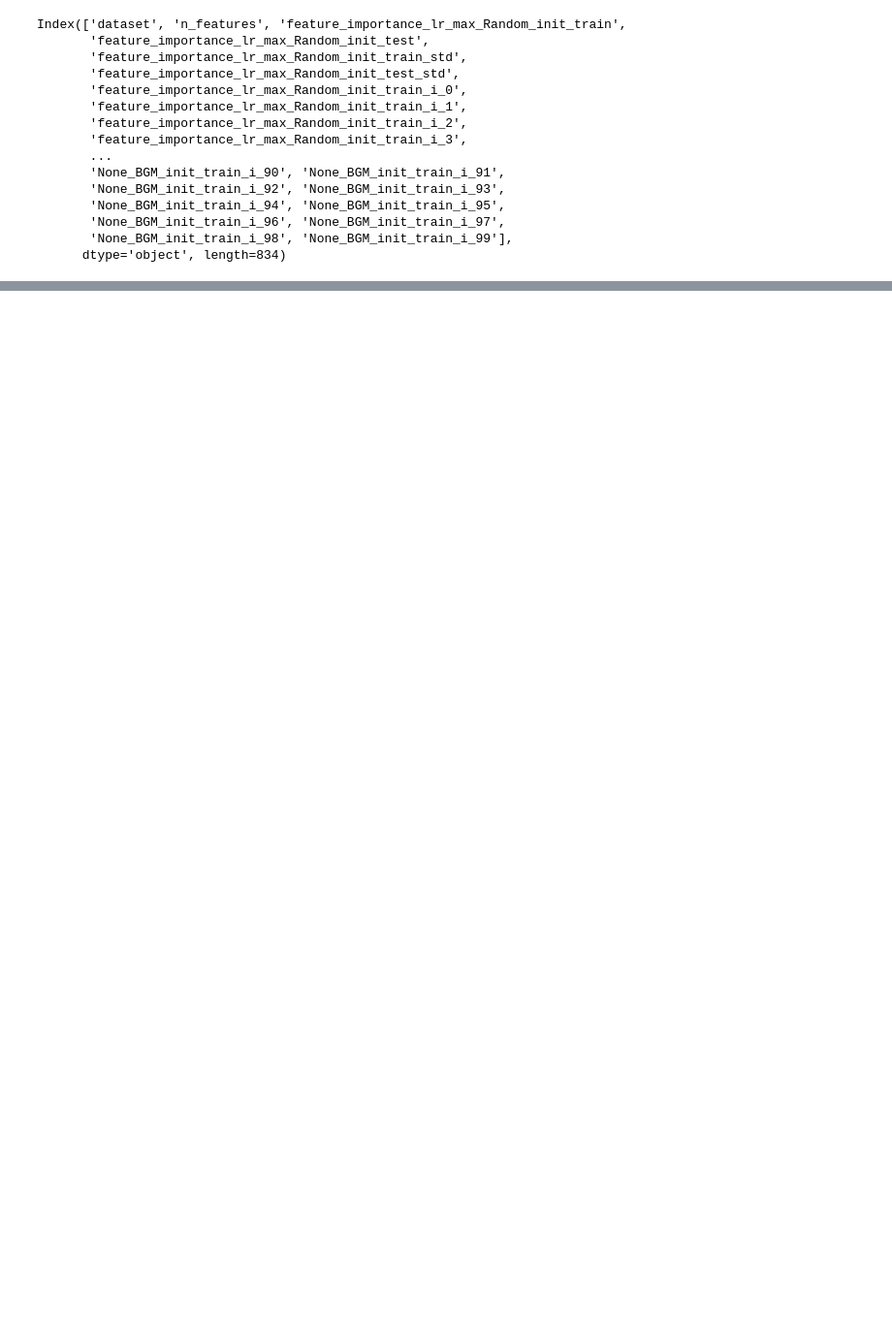
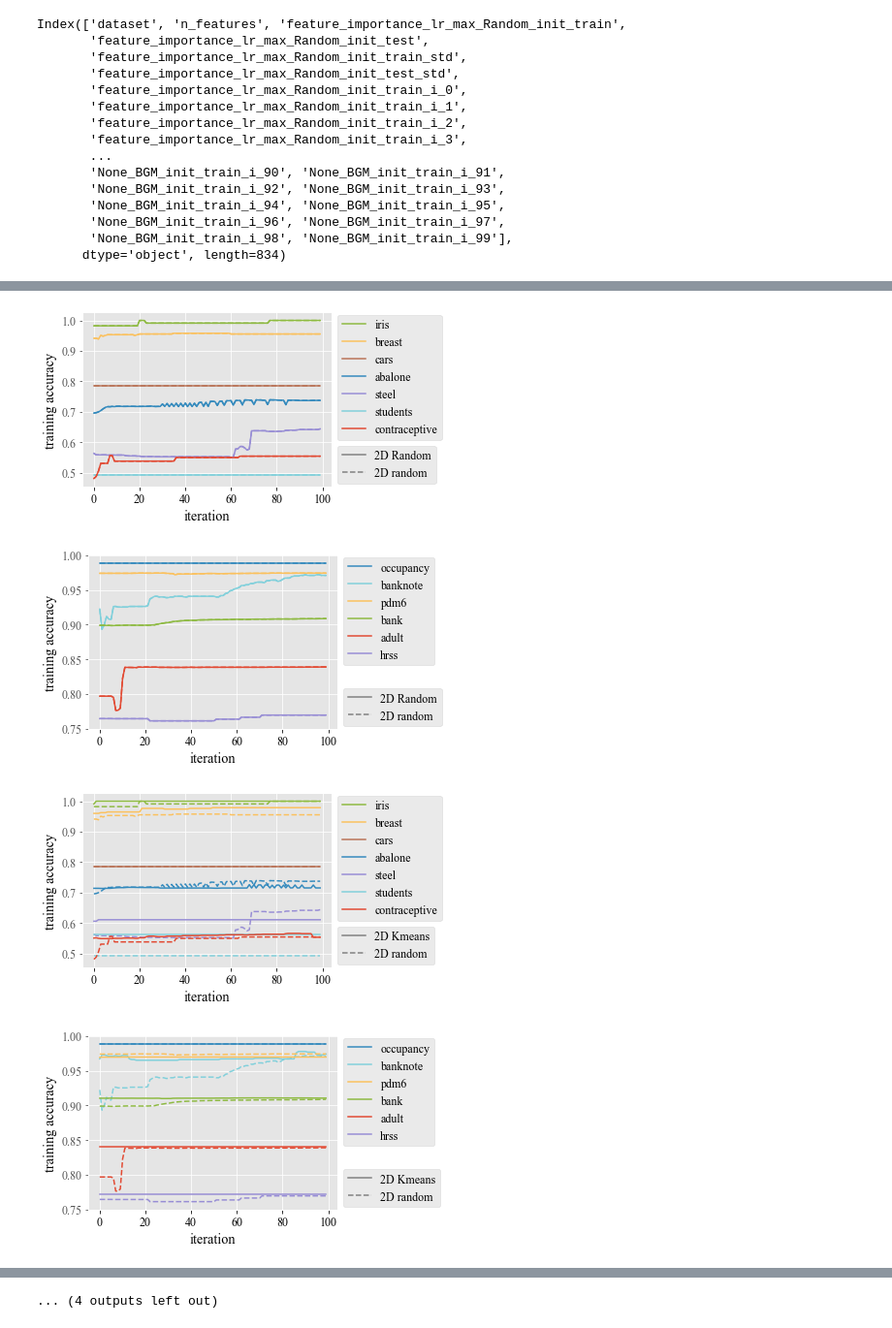
Before and after one commit to simsal0r/mixture-of-decision-trees, a Jupyter notebook: benchmarks/analysis_initialization.ipynb, the cells around one changed output, grey strips where cells are left out. Shown at 97% size. Drawn from its saved outputs; the diff is of its cells as text; code cells hidden in the pictures; blank space fills up the shorter version.

```diff
--- a/benchmarks/analysis_initialization.ipynb
+++ b/benchmarks/analysis_initialization.ipynb
@@ -138,0 +211,9 @@ df[(df["dataset"] == dataset)][column].values[0][0]
+# %%
+df_sums = pd.DataFrame(init_methods)
+for m in metrics:
+    sumcolumns = []
+    for im in init_methods:
+        sumcolumns.append(m.format(im))
+    df_sums[m] = df[selector].sum()[sumcolumns].values - df[selector].sum()[sumcolumns].values[0]
+
+df_sums
@@ -138,0 +257,3 @@ df[(df["dataset"] == dataset)][column].values[0][0]
+# %%
+gate_methods = ["feature_importance_lr_max" , "None"]
+init_methods = ["Random_init","Kmeans_init","KDTmeans_init","BGM_init"]
@@ -138,0 +334,43 @@ df[(df["dataset"] == dataset)][column].values[0][0]
+# %%
+def translator(word):
+    if word == "feature_importance_lr_max":
+        return "2D "
+    elif word == "None":
+        return "f. "
+    else:
+        return "error"
+# %%
+# Save all
+for gm in gate_methods:
+    for im in init_methods:
+        for dataset_group in [datasets1, datasets2]:
+            displayed_iterations=100
+            fig = plt.gcf()
+            fig.set_size_inches(4.6, 3.3)
+            iterations = np.arange(displayed_iterations)
+            for dataset in dataset_group:
+                accuracies = []
+                for i in range(displayed_iterations):
+                    accuracies.append(df[df.dataset == dataset]["{}_Random_init_train_i_".format(gm) + str(i)].values[0])
+                plt.plot(iterations,accuracies,linewidth=1.5,linestyle='--',color=colormap[dataset])
+                accuracies = []
+                for i in range(displayed_iterations):
+                    accuracies.append(df[df.dataset == dataset]["{}_{}_train_i_".format(gm,im) + str(i)].values[0])
+                plt.plot(iterations,accuracies,linewidth=1.5,linestyle='-',color=colormap[dataset],label=dataset.split("_")[0])
+            plt.ylabel("training accuracy")
+            plt.xlabel("iteration")
+            l1 = plt.legend(bbox_to_anchor=(1, 1.02), loc="upper left")
+
+            legend_elements = [Line2D([0], [0], color='grey', linestyle='-', label=translator(gm) + im.split("_")[0] ),
+                               Line2D([0], [0], color='grey', linestyle='--', label=translator(gm) + "random")]
+            ax = plt.gca()
+            ax.legend(handles=legend_elements, bbox_to_anchor=(1, -0.02), loc="lower left")
+            ax.add_artist(l1)
+
+            plt.savefig("plots/init_methods_{}_{}_{}.pdf".format(gm,im,len(dataset_group)), bbox_inches="tight")
+            plt.show()
+# %% [output]
+[figure, added]
+[figure, added]
+[figure, added]
+[figure, added]
@@ -138,0 +385 @@ df[(df["dataset"] == dataset)][column].values[0][0]
+... (4 outputs left out)
```
Also changed, not shown: parts of 16 cells of this notebook, 12 other files.
